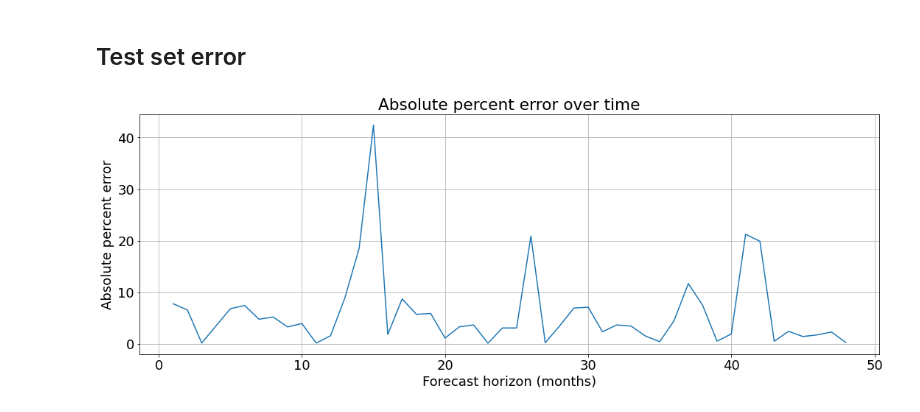
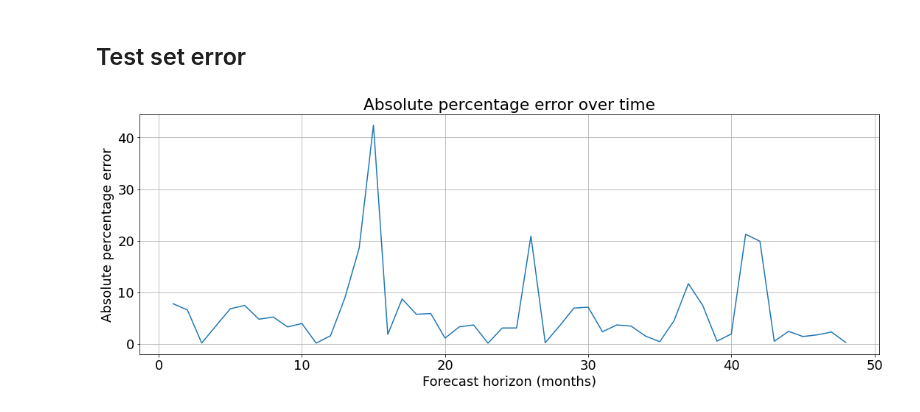
Before and after one commit to Owerre/Time-Series-Forecasting, a Jupyter notebook: fatality-forecast/notebooks/05-gpr.ipynb, the cells around one changed output. Drawn from its saved outputs; the diff is of its cells as text; code cells hidden in the pictures.

```diff
--- a/fatality-forecast/notebooks/05-gpr.ipynb
+++ b/fatality-forecast/notebooks/05-gpr.ipynb
@@ -125,13 +125,13 @@ plt.show()
 ## Test set error
 # %%
 plt.figure(figsize = (18,6))
-abs_err = 100*np.abs((yhat - y_test.values)/(y_test.values))
+abs_err = 100*np.abs((y_test.values-yhat)/(y_test.values))
 
 plt.plot(np.arange(1, len(abs_err)+1), abs_err)
 plt.grid(True)
 plt.xlabel('Forecast horizon (months)')
-plt.ylabel('Absolute percent error')
-plt.title('Absolute percent error over time')
+plt.ylabel('Absolute percentage error')
+plt.title('Absolute percentage error over time')
 plt.show()
 # %% [output]
-[figure, old version]
+[figure, new version]
```
Also changed, not shown: 4 other files.
